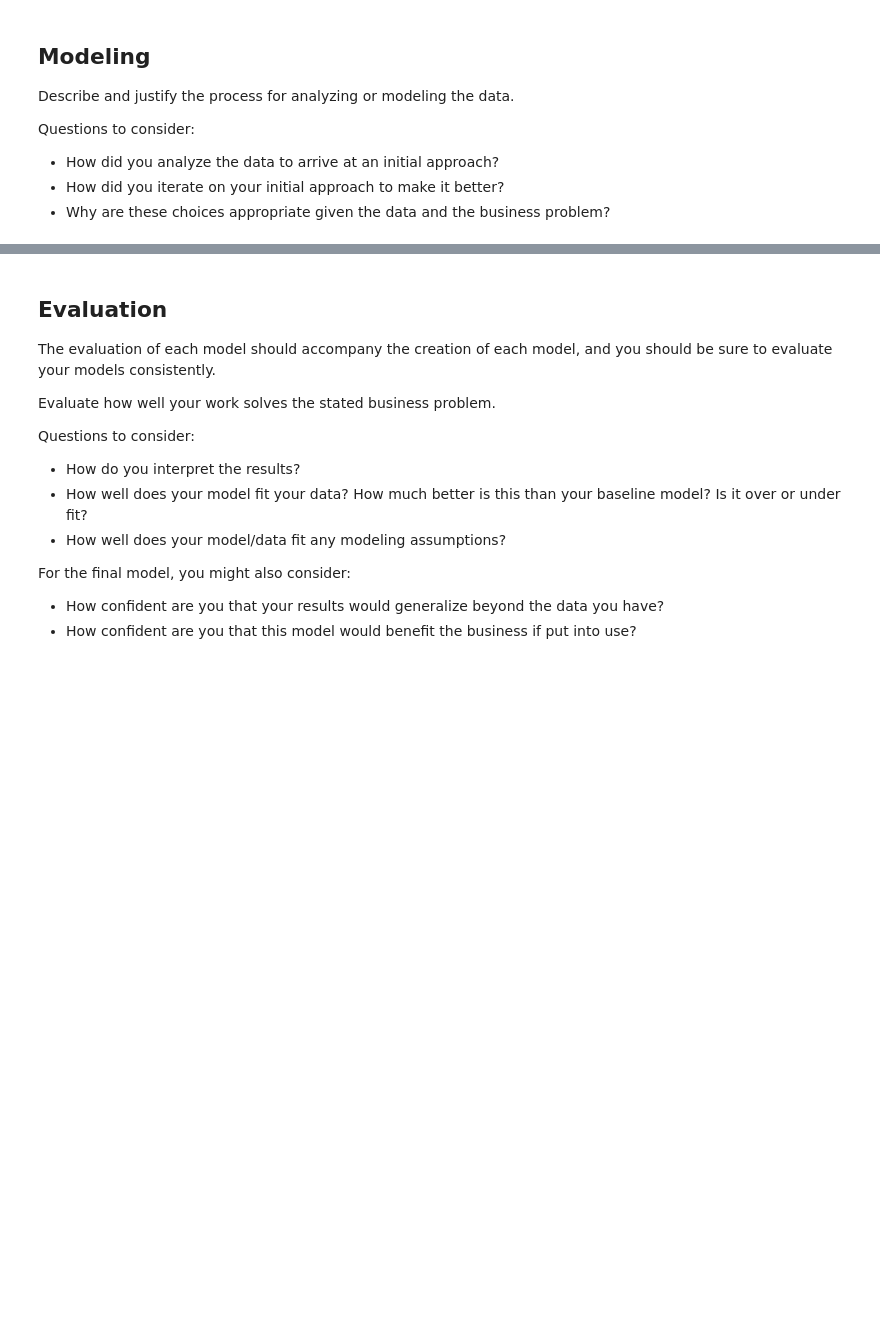
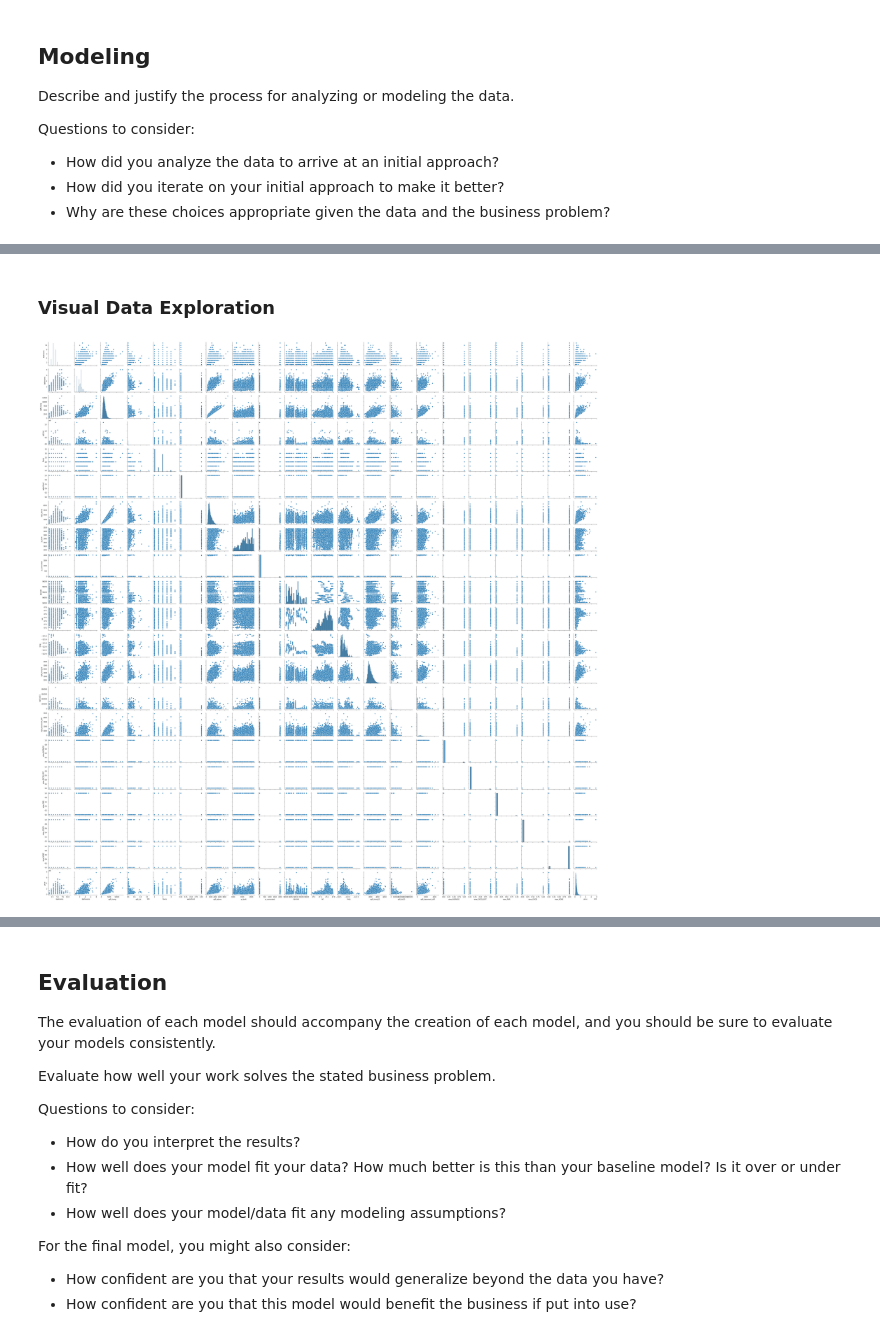
Before and after one commit to garrettwilliams90/Housing_Analysis, a Jupyter notebook: Notebooks/Garrett/Project2_Garrett.ipynb, the cells around one changed output, grey strips where cells are left out. Saved outputs shown, nothing was run; the diff lists cells and outputs as text; code cells hidden in the pictures; blank space fills up the shorter version.

```diff
--- a/Notebooks/Garrett/Project2_Garrett.ipynb
+++ b/Notebooks/Garrett/Project2_Garrett.ipynb
@@ -185,0 +263,13 @@ Questions to consider:
+# %%
+# Make the transformed data into a dataframe
+view_col_encoded = pd.DataFrame(
+    # Pass in NumPy array
+    view_col_encoded,
+    # Set the column names to the categories found by OHE
+    columns="view_"+ohe_view.categories_[0],
+    # Set the index to match X_train's index
+    index=df.index
+)
+
+# Visually inspect new dataframe
+view_col_encoded
@@ -185,0 +290,9 @@ Questions to consider:
+# %%
+# Drop original view column
+df.drop("view", axis=1, inplace=True)
+
+# Concatenate the new dataframe with current df
+df = pd.concat([df, view_col_encoded], axis=1)
+
+# Visually inspect df
+df
@@ -195,0 +325,8 @@ Questions to consider:
+# %%
+#Create X and y
+
+y = df['price']
+X = df.drop(columns=['id', 'price'])
+# %%
+# Train test split -reserving 25%
+X_train, X_test, y_train, y_test = train_test_split(X, y, test_size=0.25, random_state=42)
@@ -195,0 +360,9 @@ Questions to consider:
+# %% [markdown]
+### Visual Data Exploration
+# %%
+#Create a train df
+train_df = pd.concat([X_train, y_train], axis = 1)
+#Look at a pairplot across my train dataframe
+sns.pairplot(train_df);
+# %% [output]
+[figure, added]
```
Also changed, not shown: parts of 32 cells of this notebook.
